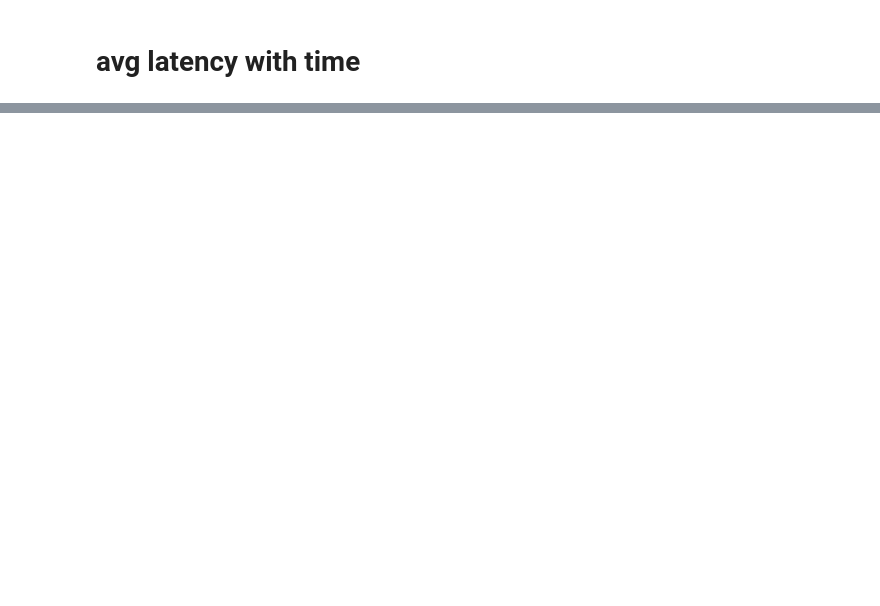
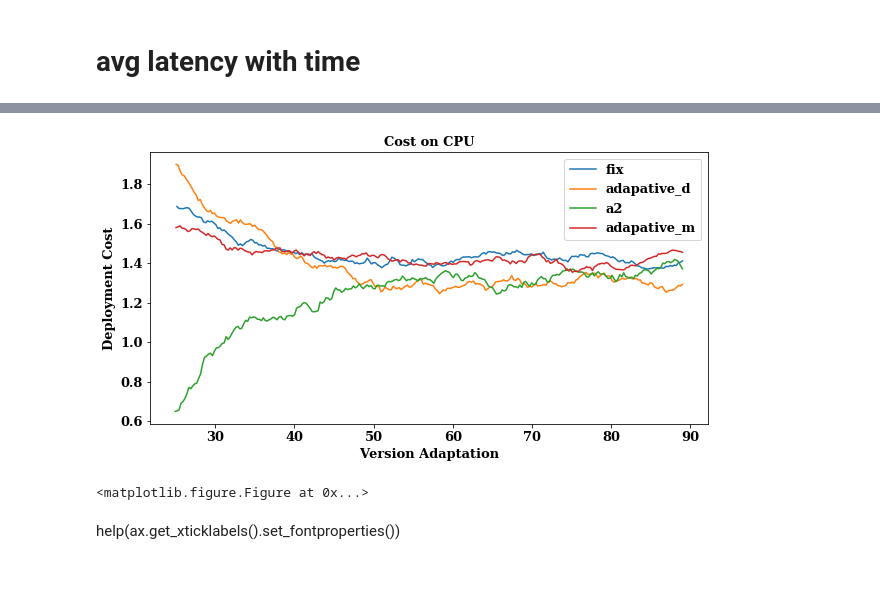
Before and after one commit to ginger0106/a2_analysis, a Jupyter notebook: plot.ipynb, the cells around one changed output, grey strips where cells are left out. Saved outputs shown, nothing was run; the diff lists cells and outputs as text; code cells hidden in the pictures; blank space fills up the shorter version.

```diff
--- a/plot.ipynb
+++ b/plot.ipynb
@@ -216,0 +190,19 @@ AttributeError: 'silent_list' object has no attribute 'set_fontproperties'
+# %%
+tmp = ''
+avg_latency_time = {}
+latency_time_lst = []
+key_avg_latency_time = {}
+for key in result_dict.keys():
+    tmp = time_dict[key][0]
+#     print(time_dict[key])
+    for index, item in enumerate(time_dict[key]):
+        latency_time_lst.append(latency_dict[key][index])
+#         print()
+        if item != tmp:
+            key_avg_latency_time[tmp] = np.average(latency_time_lst)
+            latency_time_lst = []
+            tmp = item
+
+    avg_latency_time[key] = key_avg_latency_time
+    key_avg_latency_time = {}
+print(avg_latency_time['a2'])
@@ -216,0 +248,22 @@ AttributeError: 'silent_list' object has no attribute 'set_fontproperties'
+# %%
+length  = len(avg_latency_time['a2'])
+ticks_val = np.linspace(0,10,length)
+ticks_label = np.linspace(0,10,length)
+
+yan.before_plot((10,5))
+for key,val in result_dict.items():
+    length  = len(avg_latency_time[key])
+    y = smooth(list(avg_latency_time[key].values()),0.98)
+    plt.plot(np.linspace(20,89,length)[20:],y[20:] ,label = key)
+    kw_args = {
+#         'xticks_val':np.linspace(0,10,length),
+                    'xticks_label':np.linspace(20,89,length),
+                    'xlabel':'Version Adaptation',
+                    'ylabel':'Deployment Cost',
+                    'name':'cost.pdf',
+                    'title':'Cost on CPU'
+              }
+yan.after_plot(**kw_args)
+# %% [output]
+[figure, added]
+<matplotlib.figure.Figure at 0x...>
@@ -216,0 +280,4 @@ AttributeError: 'silent_list' object has no attribute 'set_fontproperties'
+# %% [markdown]
+help(ax.get_xticklabels().set_fontproperties())
+# %% [markdown]
+#
```
Also changed, not shown: parts of 16 cells of this notebook, 1 other file.
